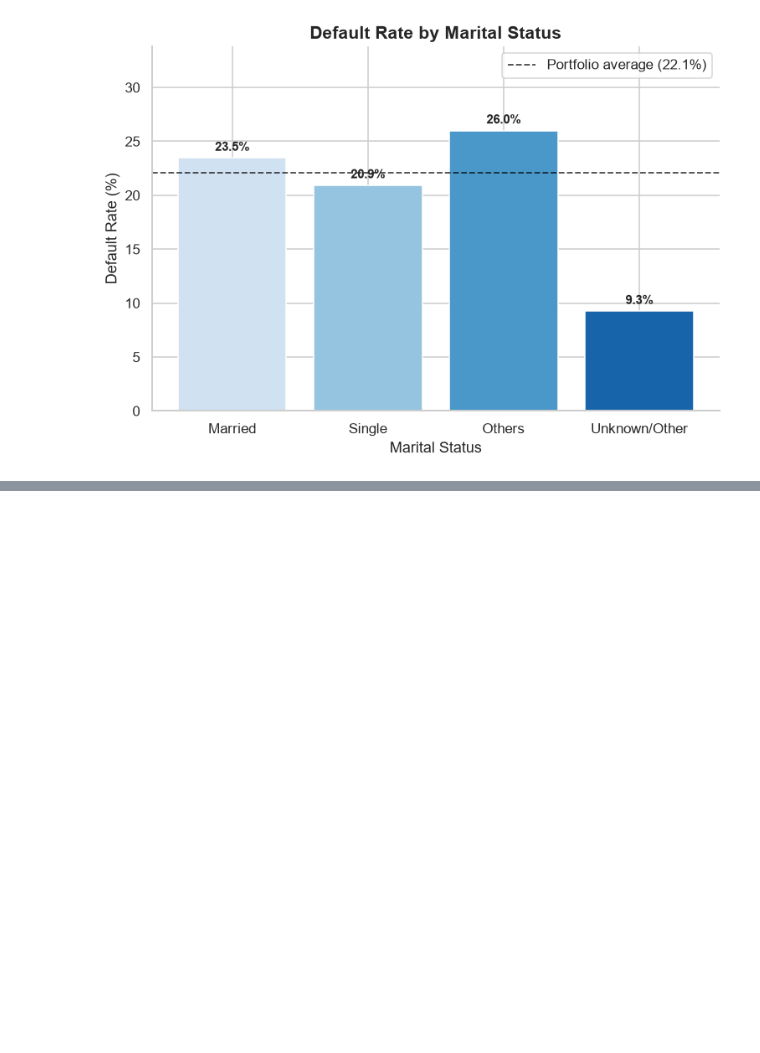
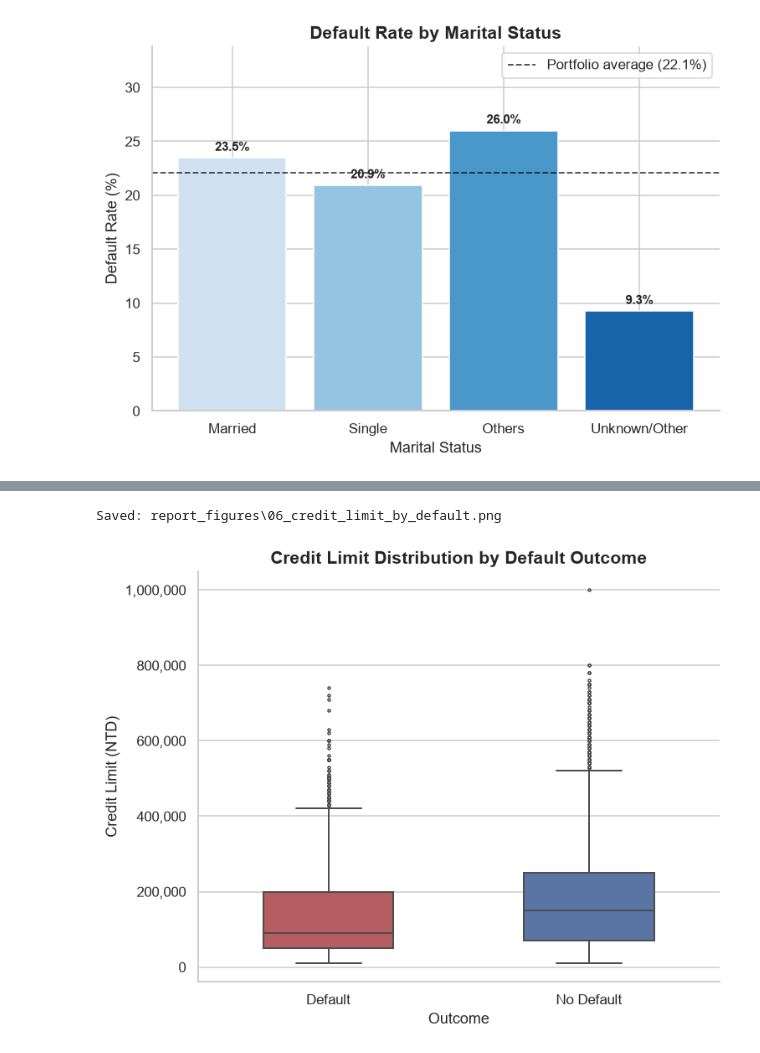
Before and after one commit to Dewmi2004/NovaX--Group-project-of-Python-for-DS-AI, a Jupyter notebook: NovaX.ipynb, the cells around one changed output, grey strips where cells are left out. Cells and saved outputs as stored; diff of their text form; code cells hidden in the pictures; blank space fills up the shorter version.

```diff
--- a/NovaX.ipynb
+++ b/NovaX.ipynb
@@ -1106,0 +1135,17 @@ Saved: report_figures\04_default_rate_by_marital_status.png
+# %%
+fig, ax = plt.subplots(figsize=(7, 5.5))
+sns.boxplot(data=df, x="default_label", y="limit_balance", hue="default_label",
+            palette={"No Default": COLOR_NO_DEFAULT, "Default": COLOR_DEFAULT},
+            legend=False, ax=ax, width=0.5, fliersize=2, linewidth=1.3)
+
+ax.set_title("Credit Limit Distribution by Default Outcome")
+ax.set_xlabel("Outcome")
+ax.set_ylabel("Credit Limit (NTD)")
+ax.yaxis.set_major_formatter(mticker.FuncFormatter(lambda x, _: f"{int(x):,}"))
+sns.despine()
+plt.tight_layout()
+save_fig(fig, "06_credit_limit_by_default.png")
+plt.show()
+# %% [output]
+Saved: report_figures\06_credit_limit_by_default.png
+[figure, added]
```
Also changed, not shown: parts of 3 cells of this notebook, 4 other files.
